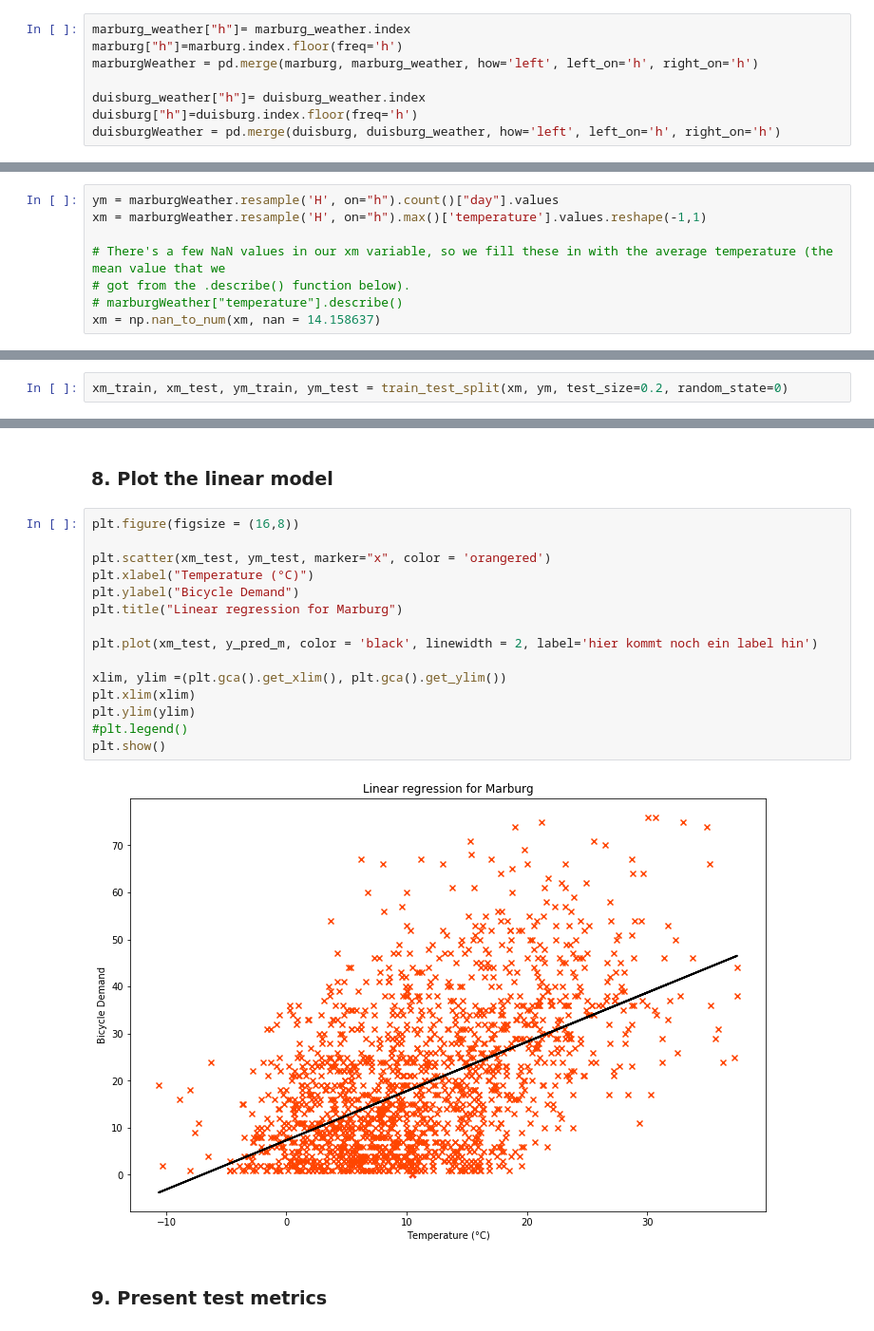
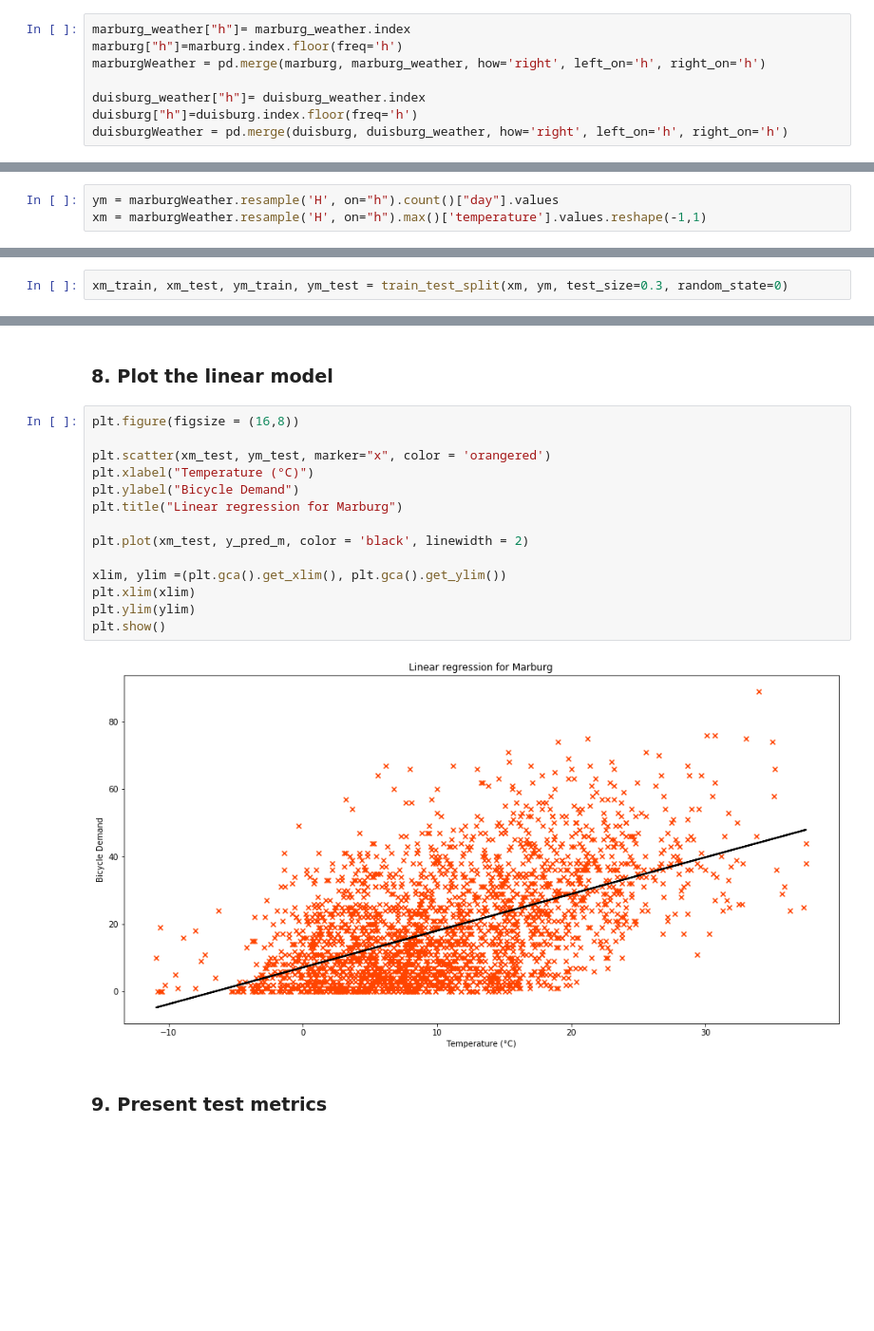
Before and after one commit to mogottsch/dsml_2020_magma, a Jupyter notebook: 3_predictive_analytics/Linear Regression.ipynb, the cells around one changed output, grey strips where cells are left out. Shown at 95% size. Drawn from its saved outputs; the diff is of its cells as text; blank space fills up the shorter version.

```diff
--- a/3_predictive_analytics/Linear Regression.ipynb
+++ b/3_predictive_analytics/Linear Regression.ipynb
@@ -26,11 +29,11 @@ duisburg_weather = pd.read_pickle("../0_data/weather/duisburg_weather.pkl")
 # %%
 marburg_weather["h"]= marburg_weather.index
 marburg["h"]=marburg.index.floor(freq='h')
-marburgWeather = pd.merge(marburg, marburg_weather, how='left', left_on='h', right_on='h')
+marburgWeather = pd.merge(marburg, marburg_weather, how='right', left_on='h', right_on='h')
 
 duisburg_weather["h"]= duisburg_weather.index
 duisburg["h"]=duisburg.index.floor(freq='h')
-duisburgWeather = pd.merge(duisburg, duisburg_weather, how='left', left_on='h', right_on='h')
+duisburgWeather = pd.merge(duisburg, duisburg_weather, how='right', left_on='h', right_on='h')
 # %% [markdown]
 We now have the temperature data available for every single ride.
 # %% [markdown]
@@ -42,8 +45,3 @@ Let us start with the Marburg data:
 # %%
 ym = marburgWeather.resample('H', on="h").count()["day"].values
 xm = marburgWeather.resample('H', on="h").max()['temperature'].values.reshape(-1,1)
-
-# There's a few NaN values in our xm variable, so we fill these in with the average temperature (the mean value that we
-# got from the .describe() function below).
-# marburgWeather["temperature"].describe()
-xm = np.nan_to_num(xm, nan = 14.158637)
@@ -69,7 +62,7 @@ plt.show()
 # %% [markdown]
 We split the data into a training and testing set, to better evaluate the model.
 # %%
-xm_train, xm_test, ym_train, ym_test = train_test_split(xm, ym, test_size=0.2, random_state=0)
+xm_train, xm_test, ym_train, ym_test = train_test_split(xm, ym, test_size=0.3, random_state=0)
 # %% [markdown]
 ### 4. Initialize linear model with scikit-learn
 # %%
@@ -97,20 +90,19 @@ y_true_m = ym_test
 # %%
 plt.figure(figsize = (16,8))
 
 plt.scatter(xm_test, ym_test, marker="x", color = 'orangered')
 plt.xlabel("Temperature (°C)")
 plt.ylabel("Bicycle Demand")
 plt.title("Linear regression for Marburg")
 
-plt.plot(xm_test, y_pred_m, color = 'black', linewidth = 2, label='hier kommt noch ein label hin')
+plt.plot(xm_test, y_pred_m, color = 'black', linewidth = 2)
 
 xlim, ylim =(plt.gca().get_xlim(), plt.gca().get_ylim())
 plt.xlim(xlim)
 plt.ylim(ylim)
-#plt.legend()
 plt.show()
 # %% [output]
-[figure, old version]
+[figure, new version]
 # %% [markdown]
 ### 9. Present test metrics
 # %% [markdown]
```
Also changed, not shown: parts of 29 cells of this notebook.
